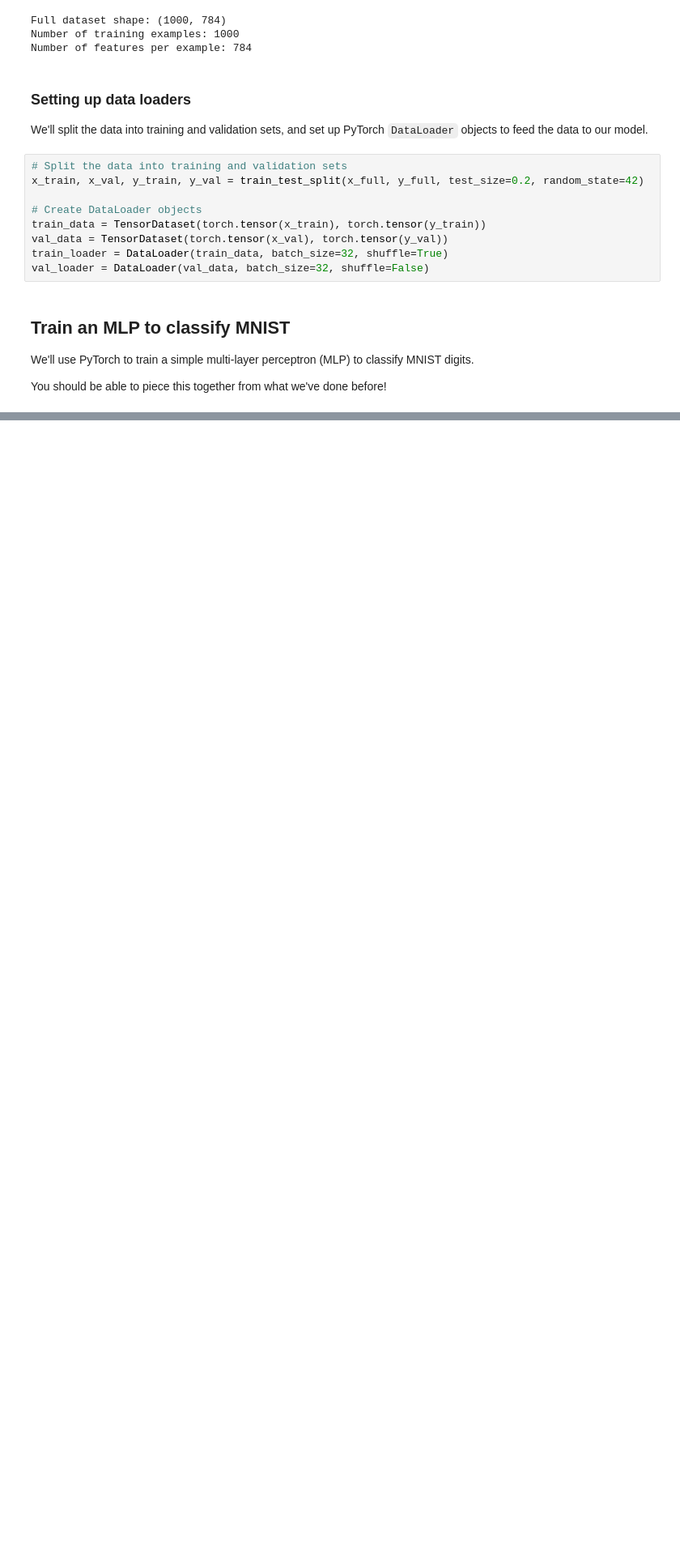
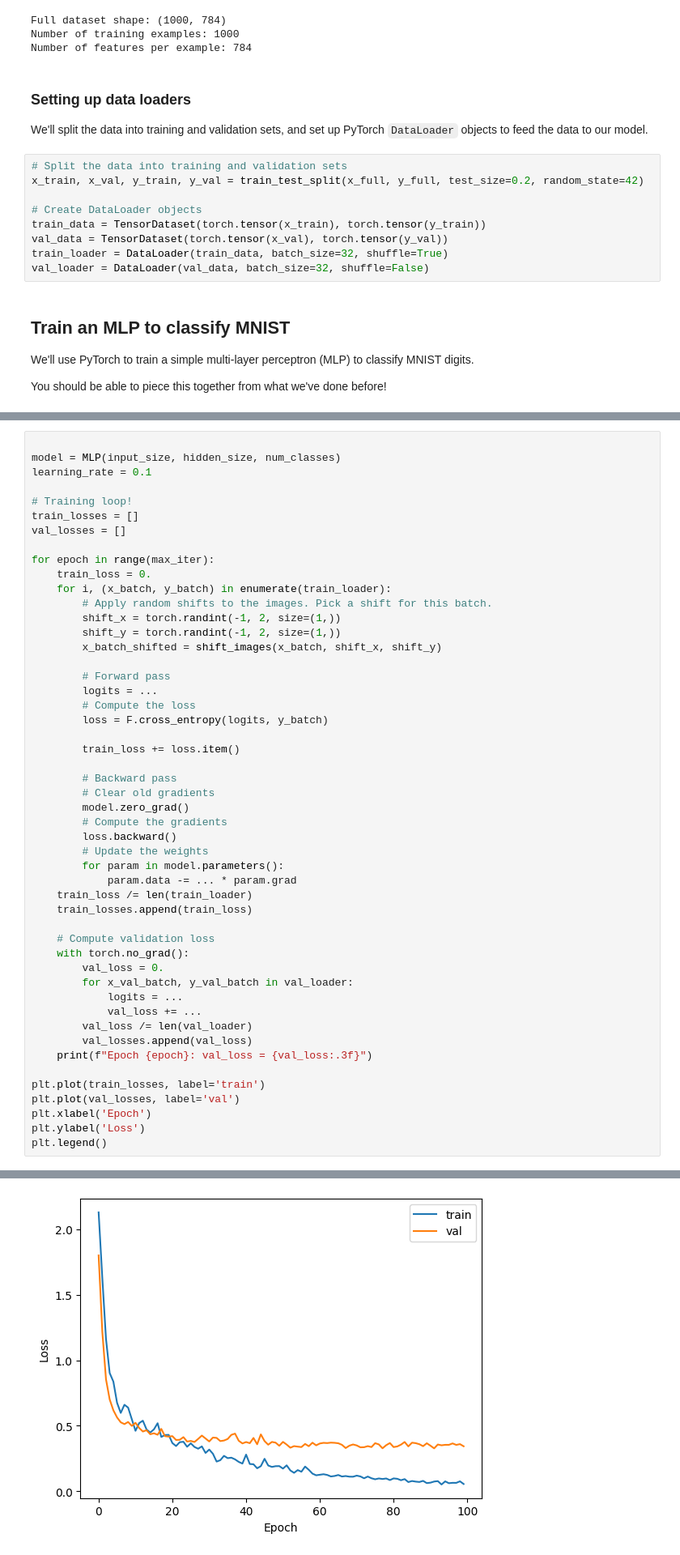
Before and after one commit to Calvin-Data-Science/cs375-376-public, a Jupyter notebook: notebooks/u06n1-mnist-torch.ipynb, the cells around one changed output, grey strips where cells are left out. Shown at 81% size. Saved outputs shown, nothing was run; the diff lists cells and outputs as text; blank space fills up the shorter version.

```diff
--- a/notebooks/u06n1-mnist-torch.ipynb
+++ b/notebooks/u06n1-mnist-torch.ipynb
@@ -179,0 +211,51 @@ Epoch 99: val_loss = 0.479
+# %%
+
+model = MLP(input_size, hidden_size, num_classes)
+learning_rate = 0.1
+
+# Training loop!
+train_losses = []
+val_losses = []
+
+for epoch in range(max_iter):
+    train_loss = 0.
+    for i, (x_batch, y_batch) in enumerate(train_loader):
+        # Apply random shifts to the images. Pick a shift for this batch.
+        shift_x = torch.randint(-1, 2, size=(1,))
+        shift_y = torch.randint(-1, 2, size=(1,))
+        x_batch_shifted = shift_images(x_batch, shift_x, shift_y)
+
+        # Forward pass
+        logits = ...
+        # Compute the loss
+        loss = F.cross_entropy(logits, y_batch)
+
+        train_loss += loss.item()
+
+        # Backward pass
+        # Clear old gradients
+        model.zero_grad()
+        # Compute the gradients
+        loss.backward()
+        # Update the weights
+        for param in model.parameters():
+            param.data -= ... * param.grad
+    train_loss /= len(train_loader)
+    train_losses.append(train_loss)
+
+    # Compute validation loss
+    with torch.no_grad():
+        val_loss = 0.
+        for x_val_batch, y_val_batch in val_loader:
+            logits = ...
+            val_loss += ...
+        val_loss /= len(val_loader)
+        val_losses.append(val_loss)
+    print(f"Epoch {epoch}: val_loss = {val_loss:.3f}")
+
+plt.plot(train_losses, label='train')
+plt.plot(val_losses, label='val')
+plt.xlabel('Epoch')
+plt.ylabel('Loss')
+plt.legend()
+# %% [output]
@@ -179,0 +280 @@ Epoch 99: val_loss = 0.479
+[figure, added]
```
Also changed, not shown: parts of 5 cells of this notebook, 2 other files.
